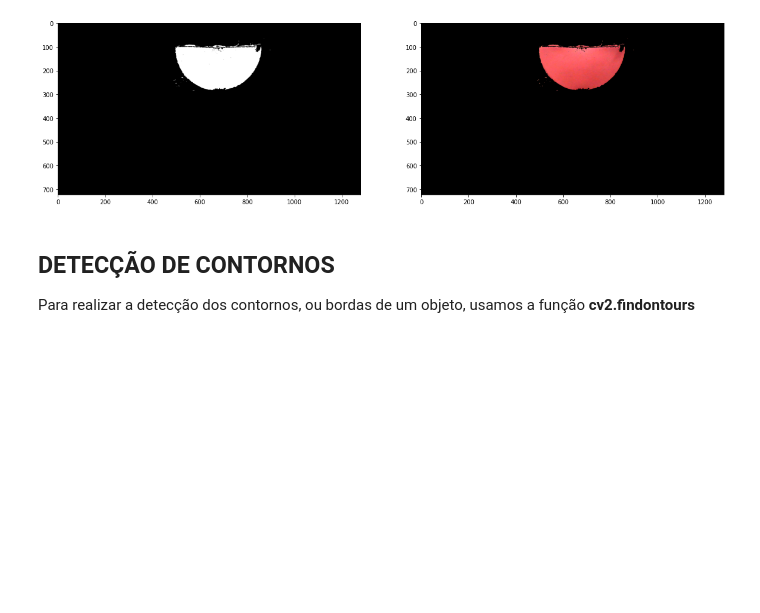
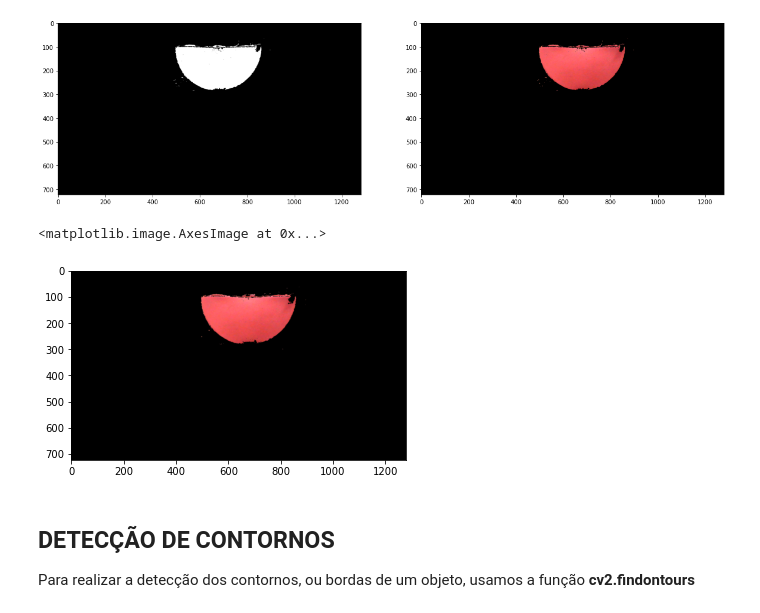
Before and after one commit to IsadoraAlo/cognitivecomputing, a Jupyter notebook: material/aulas/lab05/Espaço-cor-contorno.ipynb, the cells around one changed output. Cells and saved outputs as stored; diff of their text form; code cells hidden in the pictures; blank space fills up the shorter version.

```diff
--- a/material/aulas/lab05/Espaço-cor-contorno.ipynb
+++ b/material/aulas/lab05/Espaço-cor-contorno.ipynb
@@ -171,3 +169,25 @@ plt.show()
+# %%
+%matplotlib inline
+import cv2
+from matplotlib import pyplot as plt
+import numpy as np
+
+img_rgb = cv2.cvtColor(cv2.imread('melancia.png'), cv2.COLOR_BGR2HSV)
+
+mask = cv2.inRange(img_rgb,(140,100,200),(210,255,255))
+mask2 = cv2.inRange(img_rgb,(0,130,200),(35,255,255))
+
+img =  cv2.cvtColor(cv2.bitwise_or(mask,mask2), cv2.COLOR_GRAY2RGB)
+
+plt.imshow(img)
+
+res = cv2.bitwise_and(cv2.cvtColor(cv2.imread('melancia.png'), cv2.COLOR_BGR2RGB), img)
+
+
+plt.imshow(res)
+# %% [output]
+<matplotlib.image.AxesImage at 0x...>
+[figure, added]
 # %% [markdown]
 ## **DETECÇÃO DE CONTORNOS**
 
```
Also changed, not shown: parts of 1 cell of this notebook.
